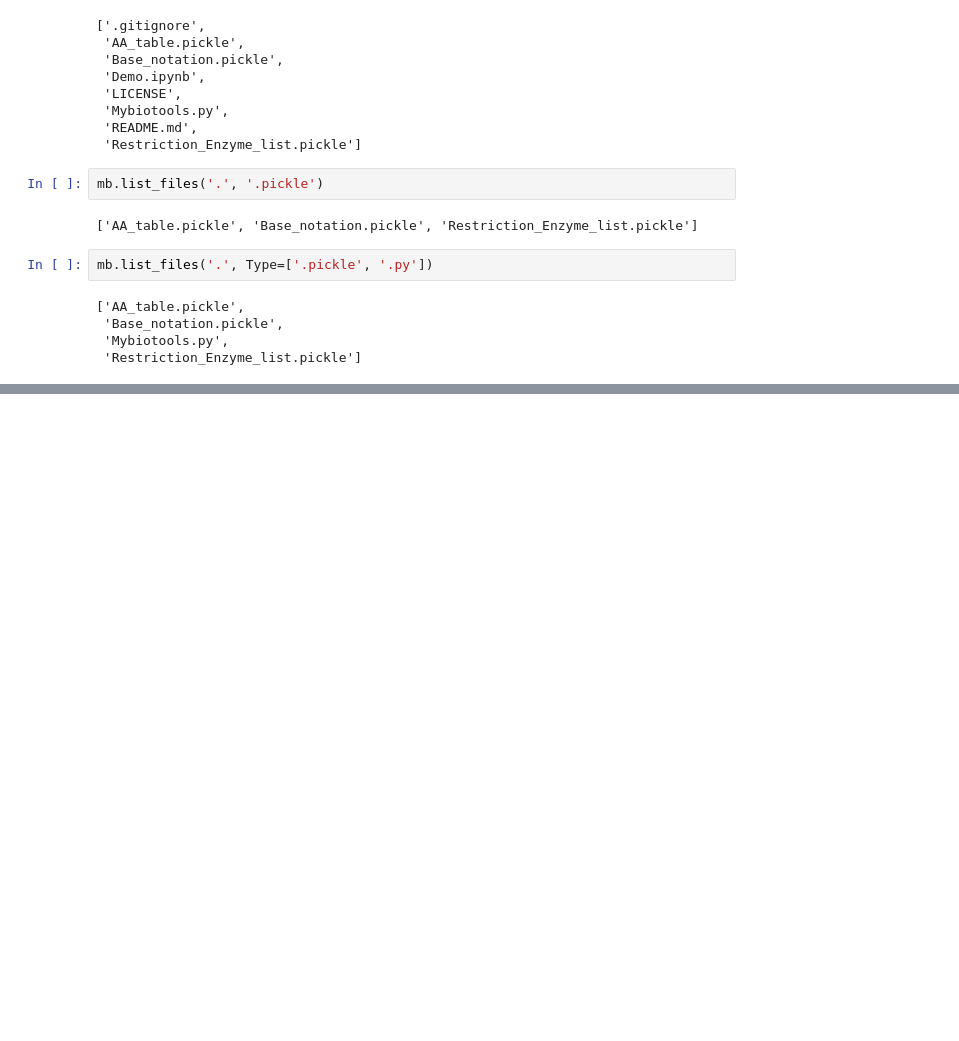
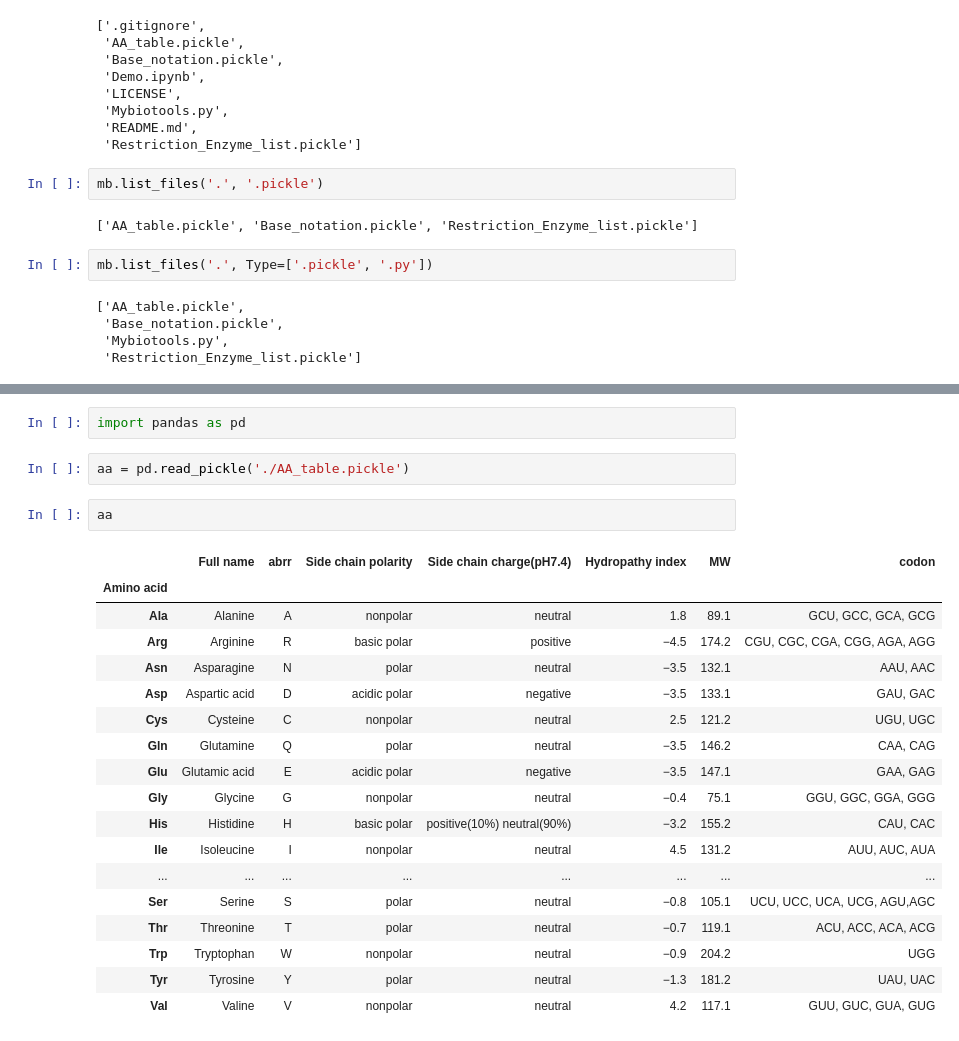
Before and after one commit to mingzhangyang/Mybiotools, a Jupyter notebook: Demo.ipynb, the cells around one changed output, grey strips where cells are left out. Saved outputs shown, nothing was run; the diff lists cells and outputs as text; blank space fills up the shorter version.

```diff
--- a/Demo.ipynb
+++ b/Demo.ipynb
@@ -172,0 +206,25 @@ mb.list_files('.', Type=['.pickle', '.py'])
+# %%
+import pandas as pd
+# %%
+aa = pd.read_pickle('./AA_table.pickle')
+# %%
+aa
+# %% [output]
+|  | Full name | abrr | Side chain polarity | Side chain charge(pH7.4) | Hydropathy index | MW | codon |
+| Amino acid |  |  |  |  |  |  |  |
+| Ala | Alanine | A | nonpolar | neutral | 1.8 | 89.1 | GCU, GCC, GCA, GCG |
+| Arg | Arginine | R | basic polar | positive | −4.5 | 174.2 | CGU, CGC, CGA, CGG, AGA, AGG |
+| Asn | Asparagine | N | polar | neutral | −3.5 | 132.1 | AAU, AAC |
+| Asp | Aspartic acid | D | acidic polar | negative | −3.5 | 133.1 | GAU, GAC |
+| Cys | Cysteine | C | nonpolar | neutral | 2.5 | 121.2 | UGU, UGC |
+| Gln | Glutamine | Q | polar | neutral | −3.5 | 146.2 | CAA, CAG |
+| Glu | Glutamic acid | E | acidic polar | negative | −3.5 | 147.1 | GAA, GAG |
+| Gly | Glycine | G | nonpolar | neutral | −0.4 | 75.1 | GGU, GGC, GGA, GGG |
+| His | Histidine | H | basic polar | positive(10%) neutral(90%) | −3.2 | 155.2 | CAU, CAC |
+| Ile | Isoleucine | I | nonpolar | neutral | 4.5 | 131.2 | AUU, AUC, AUA |
+| ... | ... | ... | ... | ... | ... | ... | ... |
+| Ser | Serine | S | polar | neutral | −0.8 | 105.1 | UCU, UCC, UCA, UCG, AGU,AGC |
+| Thr | Threonine | T | polar | neutral | −0.7 | 119.1 | ACU, ACC, ACA, ACG |
+| Trp | Tryptophan | W | nonpolar | neutral | −0.9 | 204.2 | UGG |
+| Tyr | Tyrosine | Y | polar | neutral | −1.3 | 181.2 | UAU, UAC |
+| Val | Valine | V | nonpolar | neutral | 4.2 | 117.1 | GUU, GUC, GUA, GUG |
```
Also changed, not shown: parts of 5 cells of this notebook.
